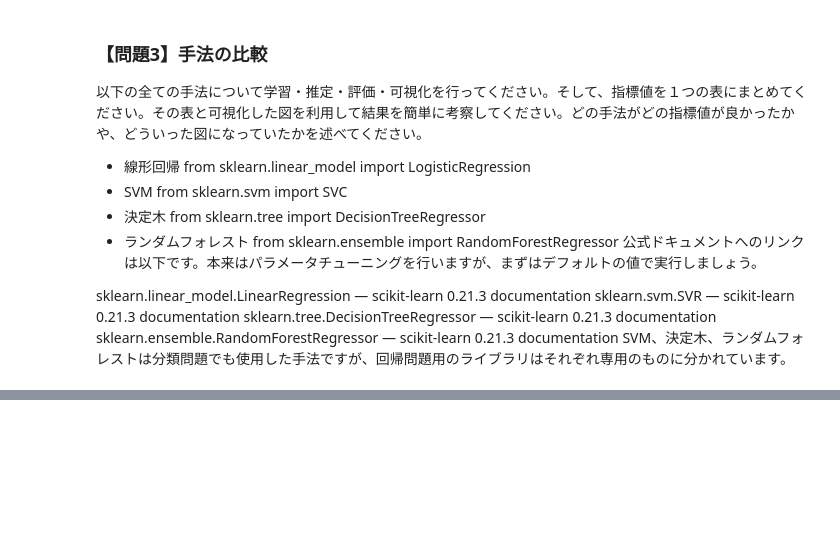
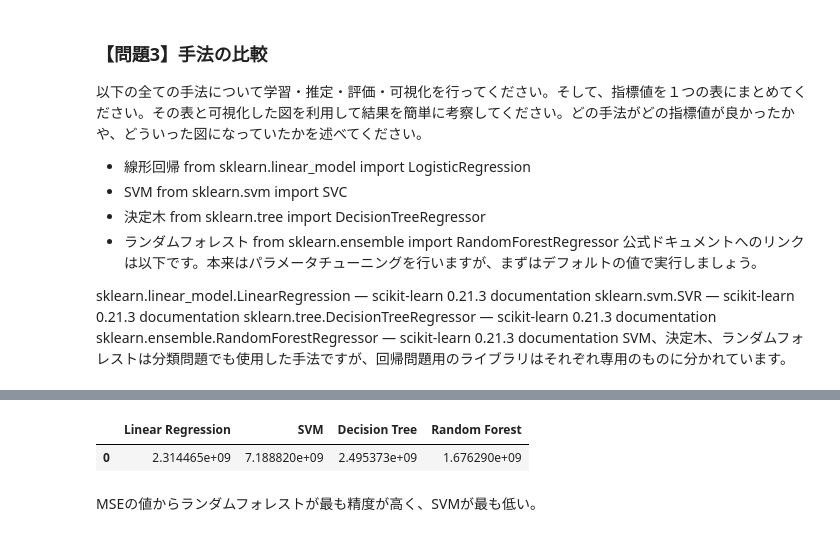
Before and after one commit to YukiMune0813/diveintocode-ml, a Jupyter notebook: Week4_2_house.ipynb, the cells around one changed output, grey strips where cells are left out. Drawn from its saved outputs; the diff is of its cells as text; code cells hidden in the pictures; blank space fills up the shorter version.

```diff
--- a/Week4_2_house.ipynb
+++ b/Week4_2_house.ipynb
@@ -169,0 +172,9 @@ MSE : 1710848934.9623706
+# %%
+import pandas as pd
+mse_list = pd.DataFrame([mse_list] , columns = (model_names))
+mse_list
+# %% [output]
+|  | Linear Regression | SVM | Decision Tree | Random Forest |
+| 0 | 2.314465e+09 | 7.188820e+09 | 2.495373e+09 | 1.676290e+09 |
+# %% [markdown]
+MSEの値からランダムフォレストが最も精度が高く、SVMが最も低い。
```
Also changed, not shown: parts of 2 cells of this notebook.
